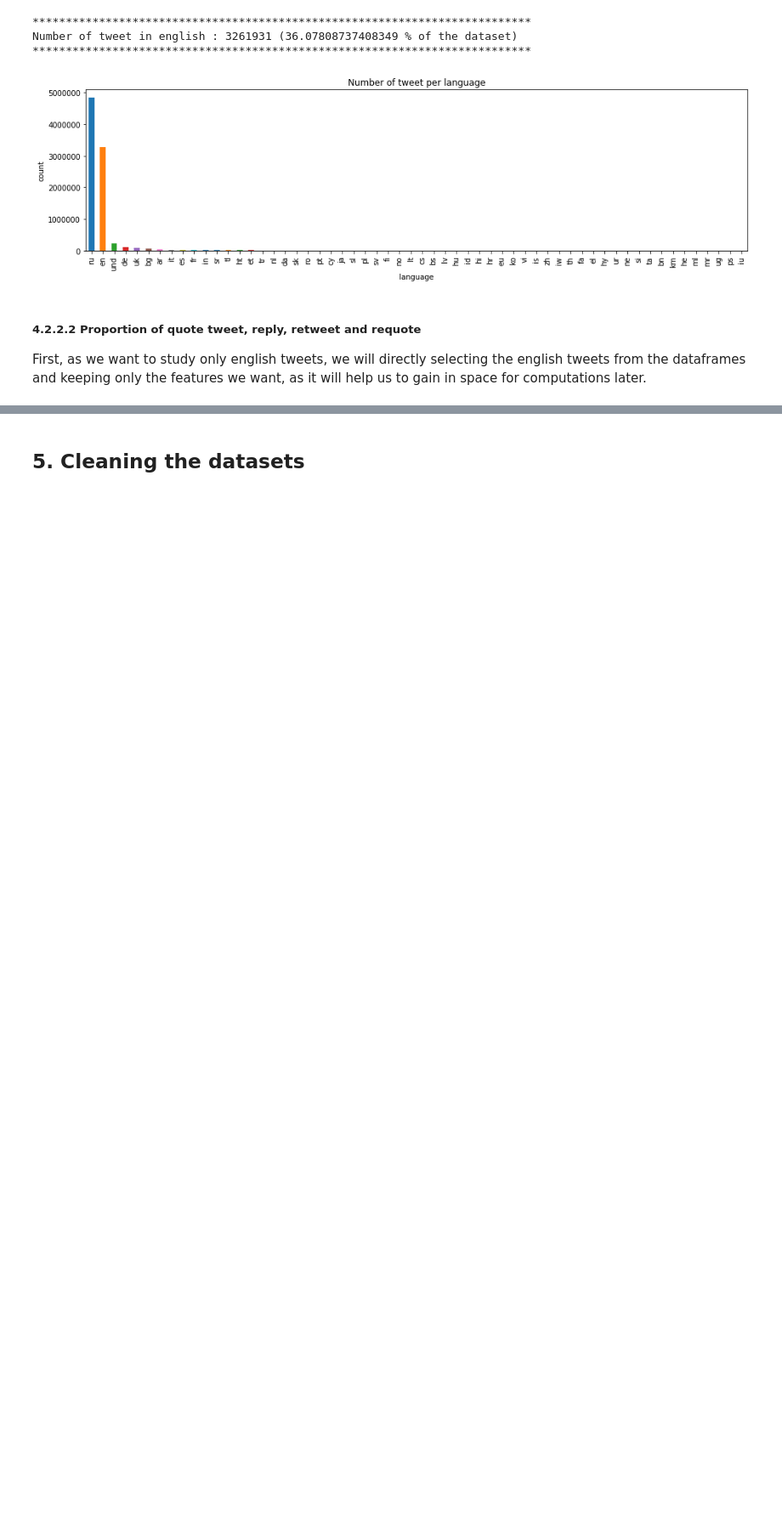
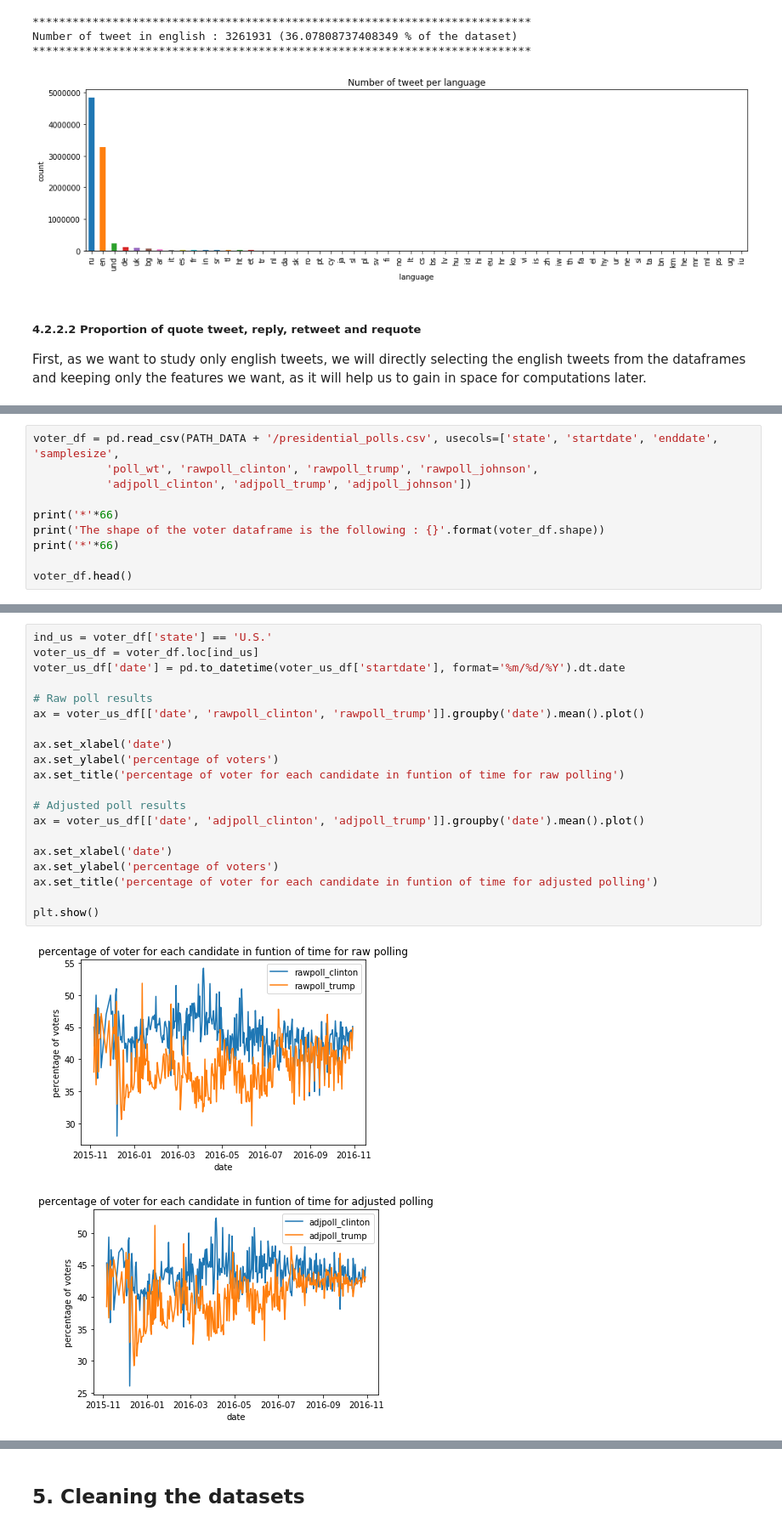
Before and after one commit to journeadrien/Project, a Jupyter notebook: python_code/project.ipynb, the cells around one changed output, grey strips where cells are left out. Shown: that part at 85% size. Cells and saved outputs as stored; diff of their text form; blank space fills up the shorter version.

```diff
--- a/python_code/project.ipynb
+++ b/python_code/project.ipynb
@@ -480,0 +539,10 @@ dataset.columns.tolist()
+# %%
+voter_df = pd.read_csv(PATH_DATA + '/presidential_polls.csv', usecols=['state', 'startdate', 'enddate', 'samplesize',
+           'poll_wt', 'rawpoll_clinton', 'rawpoll_trump', 'rawpoll_johnson',
+           'adjpoll_clinton', 'adjpoll_trump', 'adjpoll_johnson'])
+
+print('*'*66)
+print('The shape of the voter dataframe is the following : {}'.format(voter_df.shape))
+print('*'*66)
+
+voter_df.head()
@@ -480,0 +609,23 @@ dataset.columns.tolist()
+# %%
+ind_us = voter_df['state'] == 'U.S.'
+voter_us_df = voter_df.loc[ind_us]
+voter_us_df['date'] = pd.to_datetime(voter_us_df['startdate'], format='%m/%d/%Y').dt.date
+
+# Raw poll results
+ax = voter_us_df[['date', 'rawpoll_clinton', 'rawpoll_trump']].groupby('date').mean().plot()
+
+ax.set_xlabel('date')
+ax.set_ylabel('percentage of voters')
+ax.set_title('percentage of voter for each candidate in funtion of time for raw polling')
+
+# Adjusted poll results
+ax = voter_us_df[['date', 'adjpoll_clinton', 'adjpoll_trump']].groupby('date').mean().plot()
+
+ax.set_xlabel('date')
+ax.set_ylabel('percentage of voters')
+ax.set_title('percentage of voter for each candidate in funtion of time for adjusted polling')
+
+plt.show()
+# %% [output]
+[figure, added]
+[figure, added]
```
Also changed, not shown: parts of 20 cells of this notebook.
